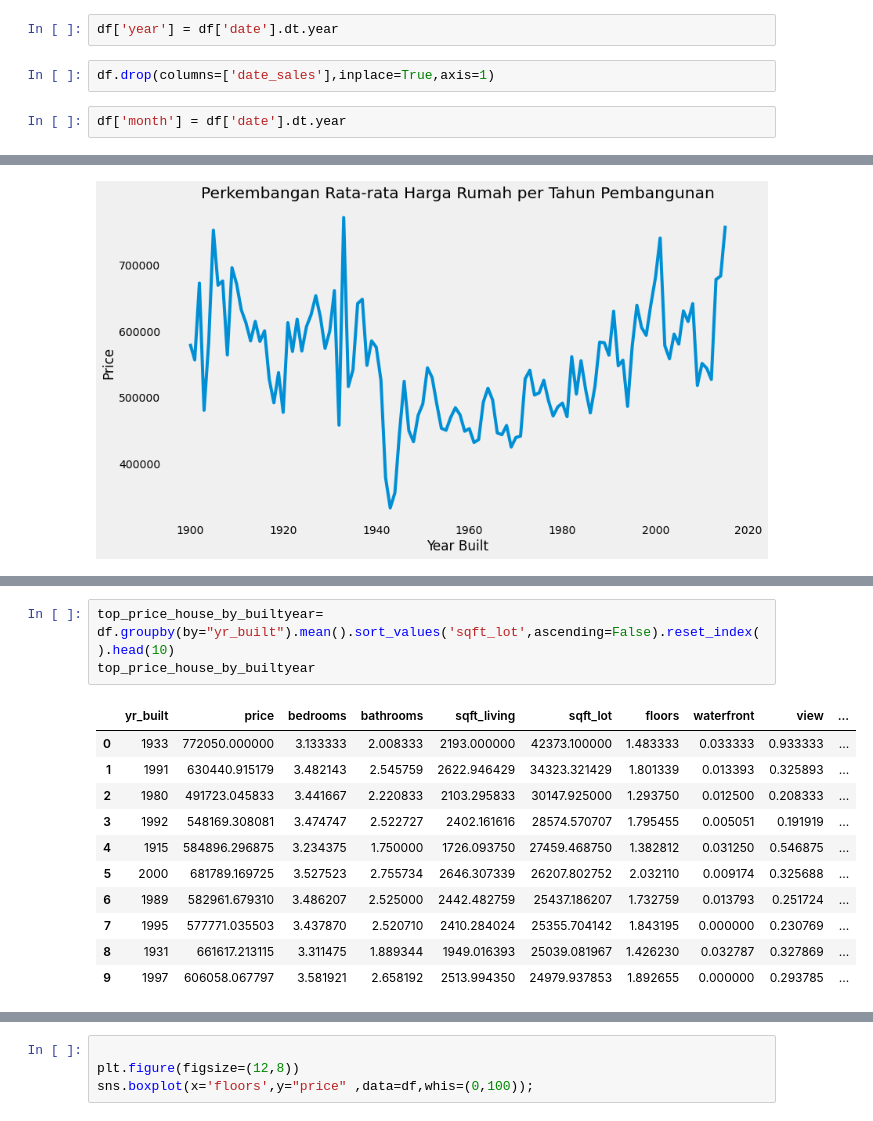
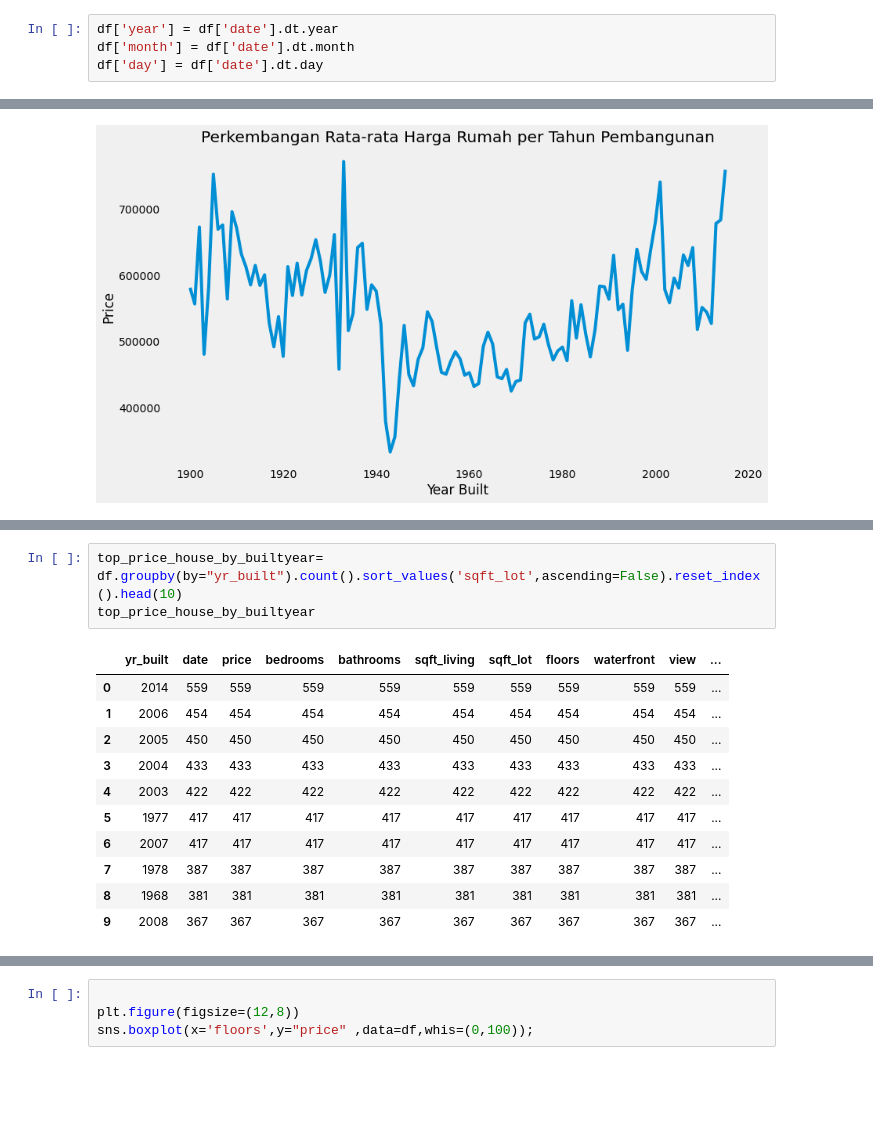
Before and after one commit to rbymln/Sale_House_Project, a Jupyter notebook: EDA King House.ipynb, the cells around one changed output, grey strips where cells are left out. Saved outputs shown, nothing was run; the diff lists cells and outputs as text; blank space fills up the shorter version.

```diff
--- a/EDA King House.ipynb
+++ b/EDA King House.ipynb
@@ -51,8 +51,6 @@ df.head()
 | 4 | 2015-02-18 | 510000.0 | 3 | 2.00 | 1680 | 8080 | 1.0 | 0 | 0 | 3 | ... |
 # %%
 df['year'] = df['date'].dt.year
+df['month'] = df['date'].dt.month
+df['day'] = df['date'].dt.day
-# %%
-df.drop(columns=['date_sales'],inplace=True,axis=1)
-# %%
-df['month'] = df['date'].dt.year
 # %%
@@ -118,15 +161,15 @@ Pada tahun 1940-an America mengalami krisi keungan yang cukup parah pasca dimula
 # %%
-top_price_house_by_builtyear= df.groupby(by="yr_built").mean().sort_values('sqft_lot',ascending=False).reset_index().head(10)
+top_price_house_by_builtyear= df.groupby(by="yr_built").count().sort_values('sqft_lot',ascending=False).reset_index().head(10)
 top_price_house_by_builtyear
 # %% [output]
-|  | yr_built | price | bedrooms | bathrooms | sqft_living | sqft_lot | floors | waterfront | view | ... |
-| 0 | 1933 | 772050.000000 | 3.133333 | 2.008333 | 2193.000000 | 42373.100000 | 1.483333 | 0.033333 | 0.933333 | ... |
-| 1 | 1991 | 630440.915179 | 3.482143 | 2.545759 | 2622.946429 | 34323.321429 | 1.801339 | 0.013393 | 0.325893 | ... |
-| 2 | 1980 | 491723.045833 | 3.441667 | 2.220833 | 2103.295833 | 30147.925000 | 1.293750 | 0.012500 | 0.208333 | ... |
-| 3 | 1992 | 548169.308081 | 3.474747 | 2.522727 | 2402.161616 | 28574.570707 | 1.795455 | 0.005051 | 0.191919 | ... |
-| 4 | 1915 | 584896.296875 | 3.234375 | 1.750000 | 1726.093750 | 27459.468750 | 1.382812 | 0.031250 | 0.546875 | ... |
-| 5 | 2000 | 681789.169725 | 3.527523 | 2.755734 | 2646.307339 | 26207.802752 | 2.032110 | 0.009174 | 0.325688 | ... |
-| 6 | 1989 | 582961.679310 | 3.486207 | 2.525000 | 2442.482759 | 25437.186207 | 1.732759 | 0.013793 | 0.251724 | ... |
-| 7 | 1995 | 577771.035503 | 3.437870 | 2.520710 | 2410.284024 | 25355.704142 | 1.843195 | 0.000000 | 0.230769 | ... |
-| 8 | 1931 | 661617.213115 | 3.311475 | 1.889344 | 1949.016393 | 25039.081967 | 1.426230 | 0.032787 | 0.327869 | ... |
-| 9 | 1997 | 606058.067797 | 3.581921 | 2.658192 | 2513.994350 | 24979.937853 | 1.892655 | 0.000000 | 0.293785 | ... |
+|  | yr_built | date | price | bedrooms | bathrooms | sqft_living | sqft_lot | floors | waterfront | view | ... |
+| 0 | 2014 | 559 | 559 | 559 | 559 | 559 | 559 | 559 | 559 | 559 | ... |
+| 1 | 2006 | 454 | 454 | 454 | 454 | 454 | 454 | 454 | 454 | 454 | ... |
+| 2 | 2005 | 450 | 450 | 450 | 450 | 450 | 450 | 450 | 450 | 450 | ... |
+| 3 | 2004 | 433 | 433 | 433 | 433 | 433 | 433 | 433 | 433 | 433 | ... |
+| 4 | 2003 | 422 | 422 | 422 | 422 | 422 | 422 | 422 | 422 | 422 | ... |
+| 5 | 1977 | 417 | 417 | 417 | 417 | 417 | 417 | 417 | 417 | 417 | ... |
+| 6 | 2007 | 417 | 417 | 417 | 417 | 417 | 417 | 417 | 417 | 417 | ... |
+| 7 | 1978 | 387 | 387 | 387 | 387 | 387 | 387 | 387 | 387 | 387 | ... |
+| 8 | 1968 | 381 | 381 | 381 | 381 | 381 | 381 | 381 | 381 | 381 | ... |
+| 9 | 2008 | 367 | 367 | 367 | 367 | 367 | 367 | 367 | 367 | 367 | ... |
```
Also changed, not shown: parts of 31 cells of this notebook, 2 other files.
